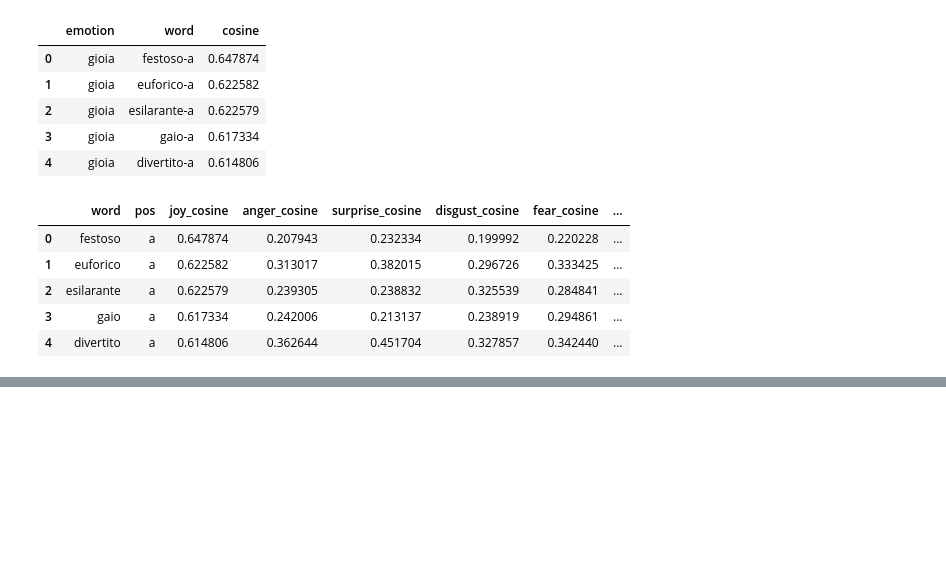
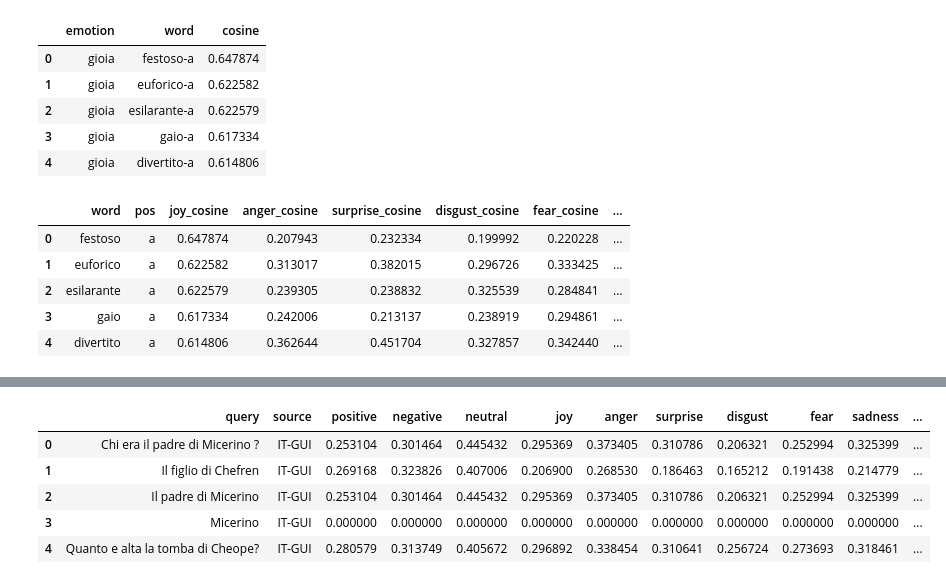
Before and after one commit to HrishitaC/InsideOut2, a Jupyter notebook: Code/emotion_profile.ipynb, the cells around one changed output, grey strips where cells are left out. Cells and saved outputs as stored; diff of their text form; code cells hidden in the pictures; blank space fills up the shorter version.

```diff
--- a/Code/emotion_profile.ipynb
+++ b/Code/emotion_profile.ipynb
@@ -155,0 +245,23 @@ array(['a', 's', 'v'], dtype=object)
+# %%
+import pandas as pd
+from tqdm.notebook import tqdm
+
+queries = pd.read_csv("../Data/Queries_IT_final.csv")
+query_emotional_profile = []
+
+for _, row in tqdm(queries.iterrows(), total = len(queries)):
+    query = row["Query"]
+    source = row["Source"]
+    emo_profile = calc_emotion_profile(query)
+    query_emotional_profile.append([query, source]+emo_profile)
+
+query_EP_df = pd.DataFrame(query_emotional_profile, columns=["query", "source", "positive", "negative", "neutral", "joy", "anger", "surprise", "disgust", "fear", "sadness", "trust", "expectations"])
+query_EP_df.to_csv("../Results/query_EP.csv", index=False)
+query_EP_df.head()
+# %% [output]
+|  | query | source | positive | negative | neutral | joy | anger | surprise | disgust | fear | sadness | ... |
+| 0 | Chi era il padre di Micerino ? | IT-GUI | 0.253104 | 0.301464 | 0.445432 | 0.295369 | 0.373405 | 0.310786 | 0.206321 | 0.252994 | 0.325399 | ... |
+| 1 | Il figlio di Chefren | IT-GUI | 0.269168 | 0.323826 | 0.407006 | 0.206900 | 0.268530 | 0.186463 | 0.165212 | 0.191438 | 0.214779 | ... |
+| 2 | Il padre di Micerino | IT-GUI | 0.253104 | 0.301464 | 0.445432 | 0.295369 | 0.373405 | 0.310786 | 0.206321 | 0.252994 | 0.325399 | ... |
+| 3 | Micerino | IT-GUI | 0.000000 | 0.000000 | 0.000000 | 0.000000 | 0.000000 | 0.000000 | 0.000000 | 0.000000 | 0.000000 | ... |
+| 4 | Quanto e alta la tomba di Cheope? | IT-GUI | 0.280579 | 0.313749 | 0.405672 | 0.296892 | 0.338454 | 0.310641 | 0.256724 | 0.273693 | 0.318461 | ... |
```
Also changed, not shown: parts of 17 cells of this notebook, 4 other files.
